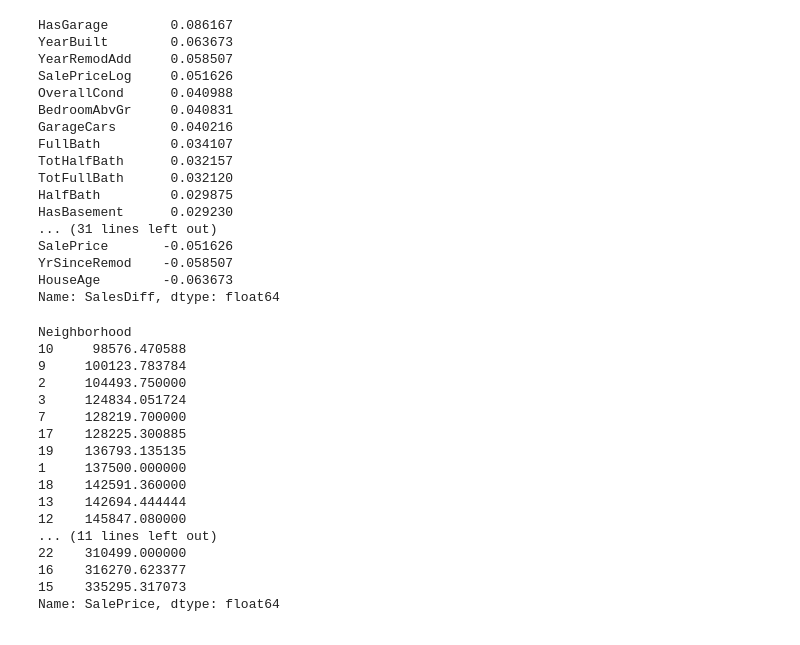
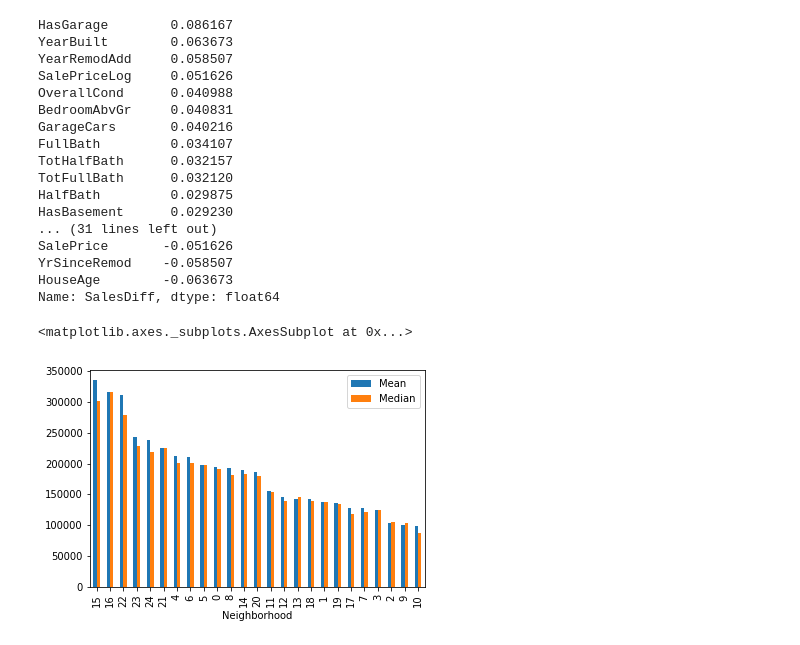
Before and after one commit to JohnErnestBonanno/HousingPrices, a Jupyter notebook: EDA_HousingPrices.ipynb, the cells around one changed output. Drawn from its saved outputs; the diff is of its cells as text; code cells hidden in the pictures.

```diff
--- a/EDA_HousingPrices.ipynb
+++ b/EDA_HousingPrices.ipynb
@@ -146,6 +143,7 @@ corr2 = dfTrain[objectFilter + ['SalePrice','SalePriceLog']]
 # %%
 #dfTrain[SalePriceLog].group_by(df['Neighborhood']).mean()
 NeighborhoodMean = dfTrain['SalePrice'].groupby(dfTrain['Neighborhood']).mean()
+NeighborhoodMedian = dfTrain['SalePrice'].groupby(dfTrain['Neighborhood']).median()
 #dfTrain['SalePriceLog'].groupby(dfTrain['Neighborhood']).median()).sort_values(ascending = True)
 
 #print(dfTrain['SalePrice'].groupby(dfTrain['Neighborhood']).mean())
@@ -155,20 +151,8 @@ NeighboorhoodMapping = NeighborhoodMean.sort_values(ascending = True)
-# %%
-NeighboorhoodMapping
-# %% [output]
-Neighborhood
-10     98576.470588
-9     100123.783784
-2     104493.750000
-3     124834.051724
-7     128219.700000
-17    128225.300885
-19    136793.135135
-1     137500.000000
-18    142591.360000
-13    142694.444444
-12    145847.080000
-... (11 lines left out)
-22    310499.000000
-16    316270.623377
-15    335295.317073
-Name: SalePrice, dtype: float64
+# %%
+NeighboorHoodPriceExplo = pd.concat([NeighborhoodMean,NeighborhoodMedian], axis =1)
+NeighboorHoodPriceExplo.columns = ['Mean','Median']
+# %%
+NeighboorHoodPriceExplo.sort_values(by = 'Mean',ascending = False).plot.bar()
+# %% [output]
+<matplotlib.axes._subplots.AxesSubplot at 0x...>
+[figure, added]
```
Also changed, not shown: parts of 22 cells of this notebook, 2 other files.
